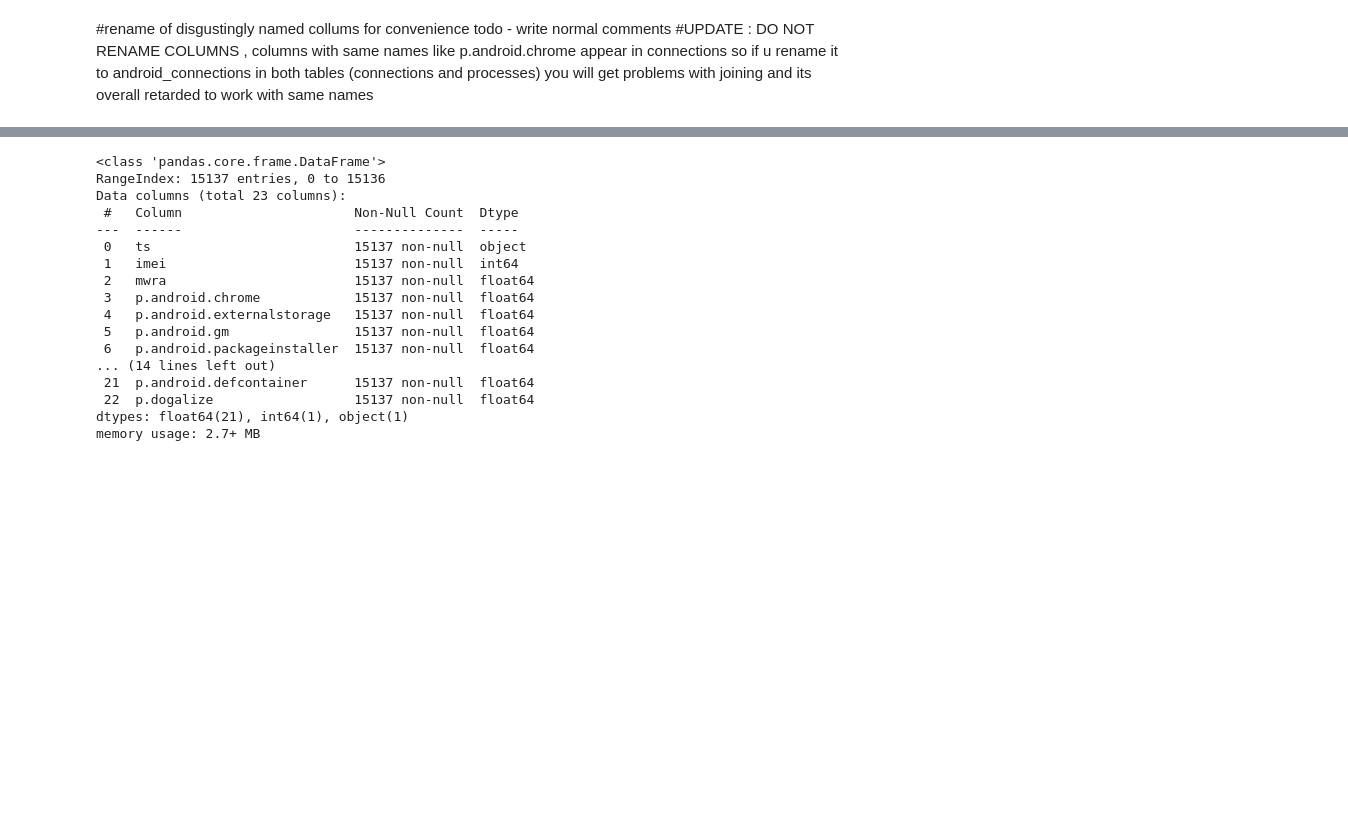
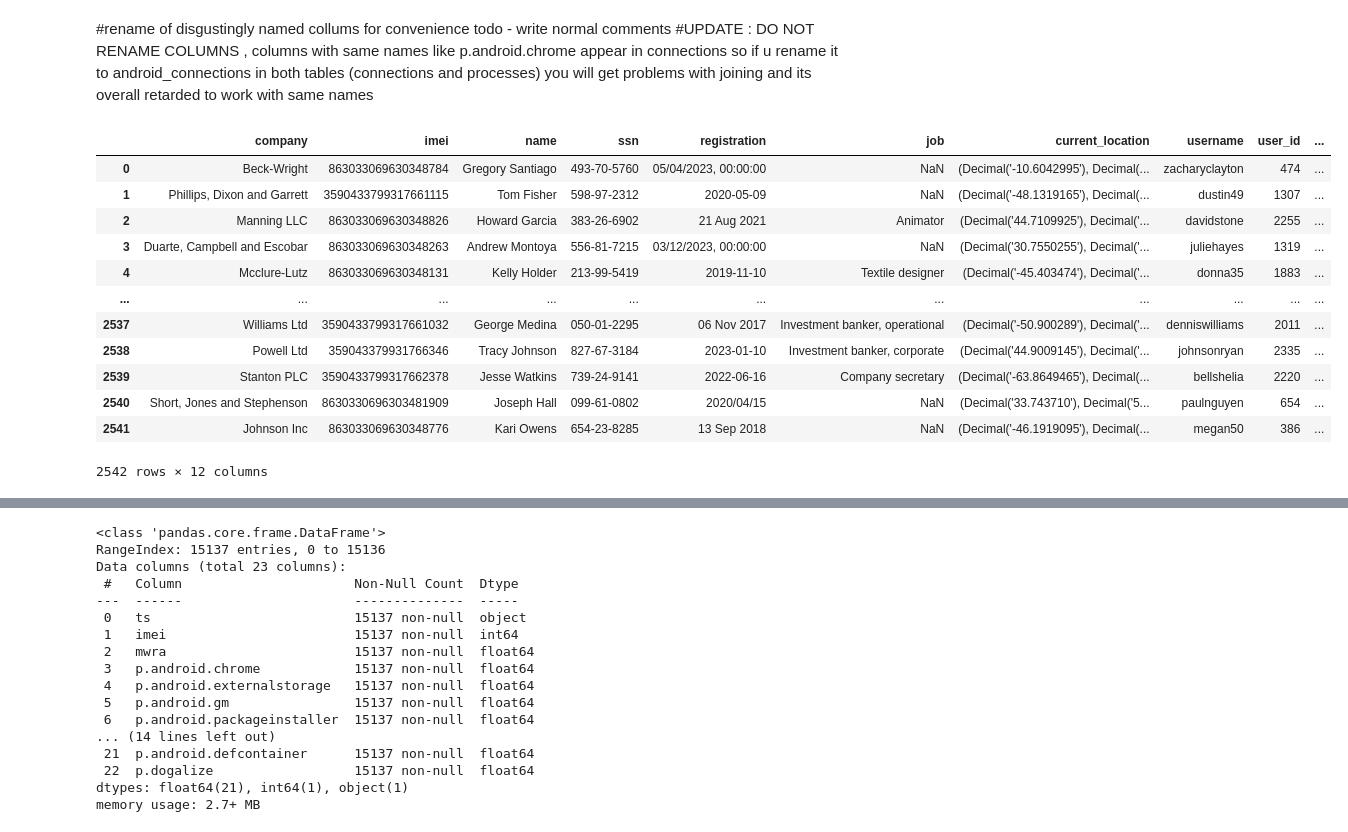
Before and after one commit to tomasswaier/IAU_project, a Jupyter notebook: Untitled.ipynb, the cells around one changed output, grey strips where cells are left out. Drawn from its saved outputs; the diff is of its cells as text; code cells hidden in the pictures; blank space fills up the shorter version.

```diff
--- a/Untitled.ipynb
+++ b/Untitled.ipynb
@@ -70,3 +80,19 @@ plt.show()
 # %% [markdown]
 #rename of disgustingly named collums for convenience todo - write normal comments
 #UPDATE : DO NOT RENAME COLUMNS , columns with same names like p.android.chrome appear in connections so if u rename it to android_connections in both tables (connections and processes) you will get problems with joining and its overall retarded to work with same names
+# %%
+df_profiles.groupby(by=["company"]).head()
+# %% [output]
+|  | company | imei | name | ssn | registration | job | current_location | username | user_id | ... |
+| 0 | Beck-Wright | 863033069630348784 | Gregory Santiago | 493-70-5760 | 05/04/2023, 00:00:00 | NaN | (Decimal('-10.6042995'), Decimal(... | zacharyclayton | 474 | ... |
+| 1 | Phillips, Dixon and Garrett | 3590433799317661115 | Tom Fisher | 598-97-2312 | 2020-05-09 | NaN | (Decimal('-48.1319165'), Decimal(... | dustin49 | 1307 | ... |
+| 2 | Manning LLC | 863033069630348826 | Howard Garcia | 383-26-6902 | 21 Aug 2021 | Animator | (Decimal('44.7109925'), Decimal('... | davidstone | 2255 | ... |
+| 3 | Duarte, Campbell and Escobar | 863033069630348263 | Andrew Montoya | 556-81-7215 | 03/12/2023, 00:00:00 | NaN | (Decimal('30.7550255'), Decimal('... | juliehayes | 1319 | ... |
+| 4 | Mcclure-Lutz | 863033069630348131 | Kelly Holder | 213-99-5419 | 2019-11-10 | Textile designer | (Decimal('-45.403474'), Decimal('... | donna35 | 1883 | ... |
+| ... | ... | ... | ... | ... | ... | ... | ... | ... | ... | ... |
+| 2537 | Williams Ltd | 3590433799317661032 | George Medina | 050-01-2295 | 06 Nov 2017 | Investment banker, operational | (Decimal('-50.900289'), Decimal('... | denniswilliams | 2011 | ... |
+| 2538 | Powell Ltd | 359043379931766346 | Tracy Johnson | 827-67-3184 | 2023-01-10 | Investment banker, corporate | (Decimal('44.9009145'), Decimal('... | johnsonryan | 2335 | ... |
+| 2539 | Stanton PLC | 3590433799317662378 | Jesse Watkins | 739-24-9141 | 2022-06-16 | Company secretary | (Decimal('-63.8649465'), Decimal(... | bellshelia | 2220 | ... |
+| 2540 | Short, Jones and Stephenson | 8630330696303481909 | Joseph Hall | 099-61-0802 | 2020/04/15 | NaN | (Decimal('33.743710'), Decimal('5... | paulnguyen | 654 | ... |
+| 2541 | Johnson Inc | 863033069630348776 | Kari Owens | 654-23-8285 | 13 Sep 2018 | NaN | (Decimal('-46.1919095'), Decimal(... | megan50 | 386 | ... |
+2542 rows × 12 columns
```
Also changed, not shown: parts of 19 cells of this notebook.
